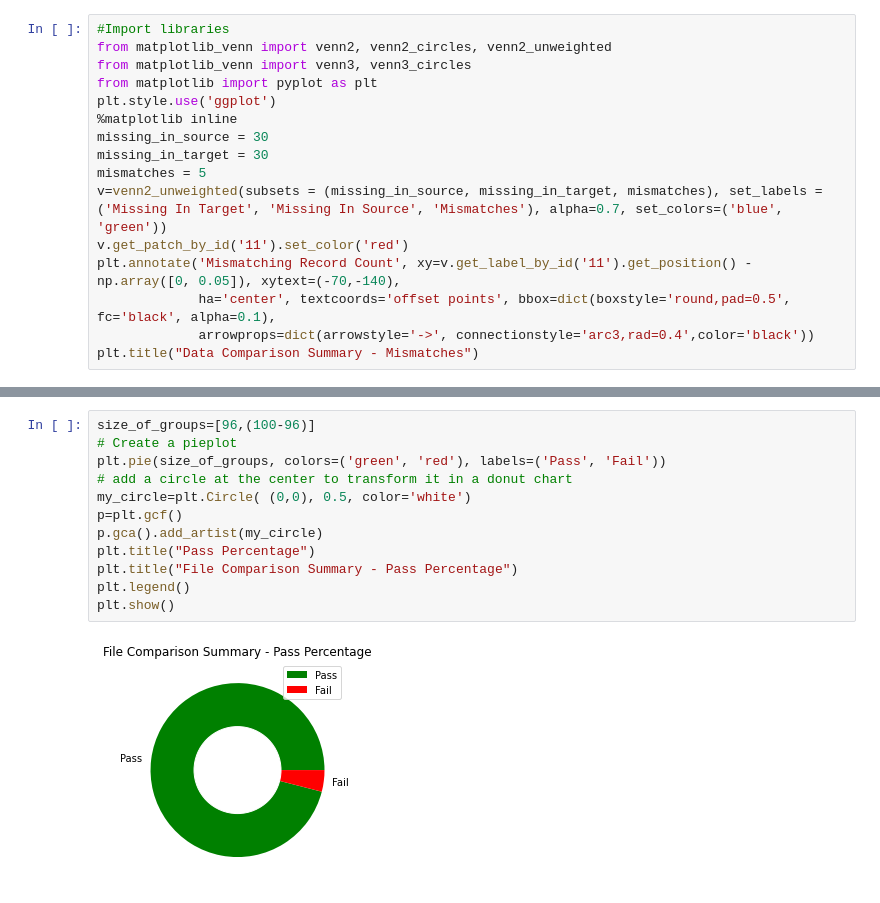
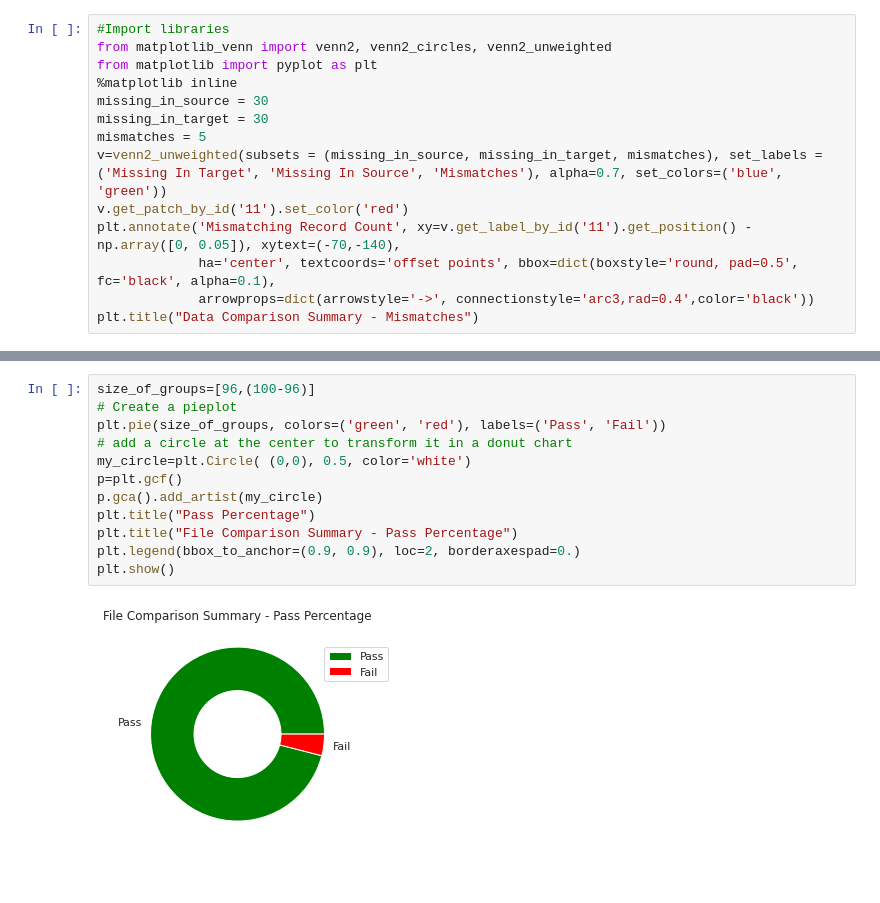
Before and after one commit to keshavvprabhu/machine_learning, a Jupyter notebook: venn_diagram.ipynb, the cells around one changed output, grey strips where cells are left out. Cells and saved outputs as stored; diff of their text form.

```diff
--- a/venn_diagram.ipynb
+++ b/venn_diagram.ipynb
@@ -3,9 +3,7 @@
 # %%
 #Import libraries
 from matplotlib_venn import venn2, venn2_circles, venn2_unweighted
-from matplotlib_venn import venn3, venn3_circles
 from matplotlib import pyplot as plt
-plt.style.use('ggplot')
 %matplotlib inline
 missing_in_source = 30
 missing_in_target = 30
@@ -13,7 +11,7 @@ mismatches = 5
 v=venn2_unweighted(subsets = (missing_in_source, missing_in_target, mismatches), set_labels = ('Missing In Target', 'Missing In Source', 'Mismatches'), alpha=0.7, set_colors=('blue', 'green'))
 v.get_patch_by_id('11').set_color('red')
 plt.annotate('Mismatching Record Count', xy=v.get_label_by_id('11').get_position() - np.array([0, 0.05]), xytext=(-70,-140),
-             ha='center', textcoords='offset points', bbox=dict(boxstyle='round,pad=0.5', fc='black', alpha=0.1),
+             ha='center', textcoords='offset points', bbox=dict(boxstyle='round, pad=0.5', fc='black', alpha=0.1),
              arrowprops=dict(arrowstyle='->', connectionstyle='arc3,rad=0.4',color='black'))
 plt.title("Data Comparison Summary - Mismatches")
 # %% [output]
@@ -37,17 +36,17 @@ plt.show()
 # %%
 size_of_groups=[96,(100-96)]
 # Create a pieplot
 plt.pie(size_of_groups, colors=('green', 'red'), labels=('Pass', 'Fail'))
 # add a circle at the center to transform it in a donut chart
 my_circle=plt.Circle( (0,0), 0.5, color='white')
 p=plt.gcf()
 p.gca().add_artist(my_circle)
 plt.title("Pass Percentage")
 plt.title("File Comparison Summary - Pass Percentage")
-plt.legend()
+plt.legend(bbox_to_anchor=(0.9, 0.9), loc=2, borderaxespad=0.)
 plt.show()
 # %% [output]
-[figure, old version]
+[figure, new version]
 # %%
 venn2_unweighted([set(['A', 'B', 'C', 'D']), set(['D', 'E', 'F'])])
 plt.title("Venn Diagram of two Sets")
```
Also changed, not shown: parts of 5 cells of this notebook.
